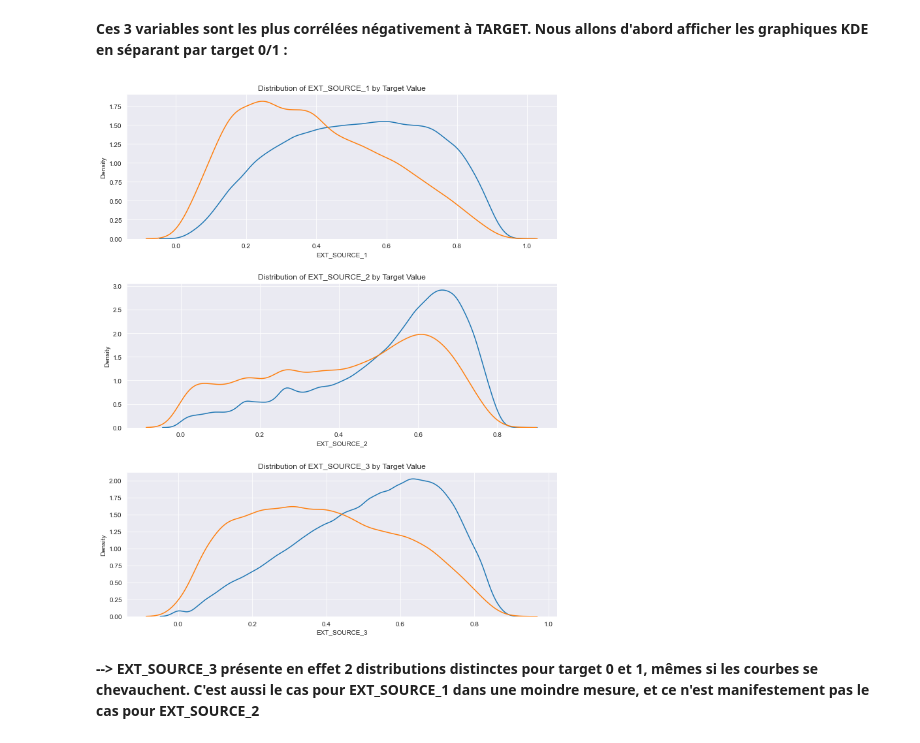
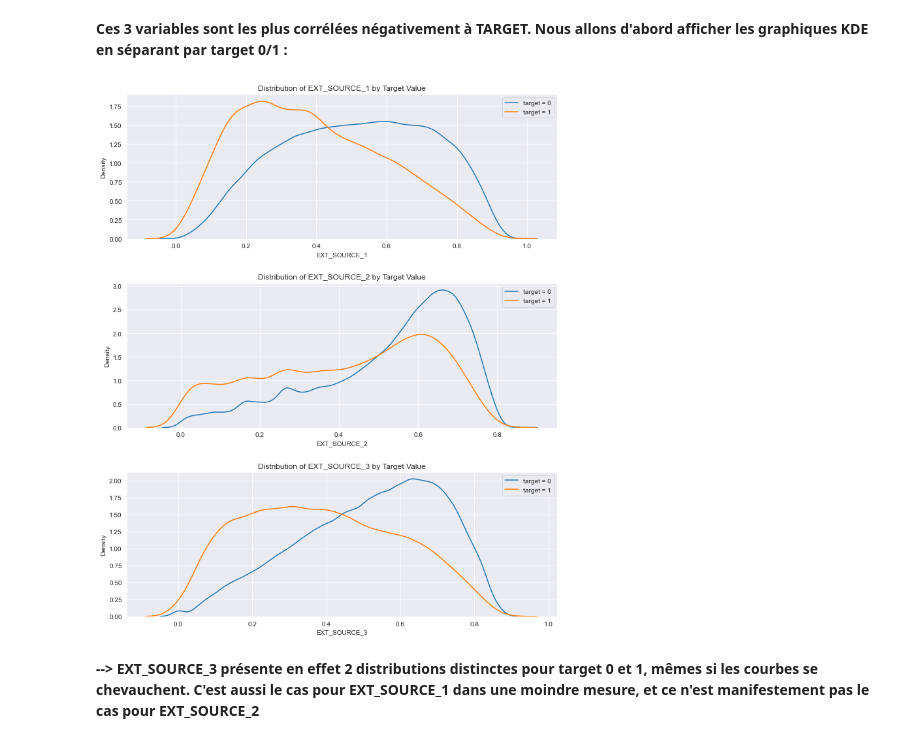
Before and after one commit to martinletouvet/oc_projet7, a Jupyter notebook: P7_Notebook.ipynb, the cells around one changed output. Drawn from its saved outputs; the diff is of its cells as text; code cells hidden in the pictures.

```diff
--- a/P7_Notebook.ipynb
+++ b/P7_Notebook.ipynb
@@ -916,23 +916,24 @@ plt.title('Failure to Repay by years of employment');
 # %%
 plt.figure(figsize = (10, 12))
 
 # iterate through the sources
 for i, source in enumerate(['EXT_SOURCE_1', 'EXT_SOURCE_2', 'EXT_SOURCE_3']):
 
     # create a new subplot for each source
     plt.subplot(3, 1, i + 1)
     # plot repaid loans
-    sns.kdeplot(application_train.loc[application_train['TARGET'] == 0, source], label = 'target == 0')
+    sns.kdeplot(application_train.loc[application_train['TARGET'] == 0, source], label = 'target = 0')
     # plot loans that were not repaid
-    sns.kdeplot(application_train.loc[application_train['TARGET'] == 1, source], label = 'target == 1')
+    sns.kdeplot(application_train.loc[application_train['TARGET'] == 1, source], label = 'target = 1')
 
     # Label the plots
     plt.title('Distribution of %s by Target Value' % source)
     plt.xlabel('%s' % source); plt.ylabel('Density');
+    plt.legend()
 
 plt.tight_layout(h_pad = 2.5)
 # %% [output]
-[figure, old version]
+[figure, new version]
 # %% [markdown]
 **--> EXT_SOURCE_3 présente en effet 2 distributions distinctes pour target 0 et 1, mêmes si les courbes se chevauchent. C'est aussi le cas pour EXT_SOURCE_1 dans une moindre mesure, et ce n'est manifestement pas le cas pour EXT_SOURCE_2**
 # %% [markdown]
```
Also changed, not shown: parts of 18 cells of this notebook, 1 other file.
